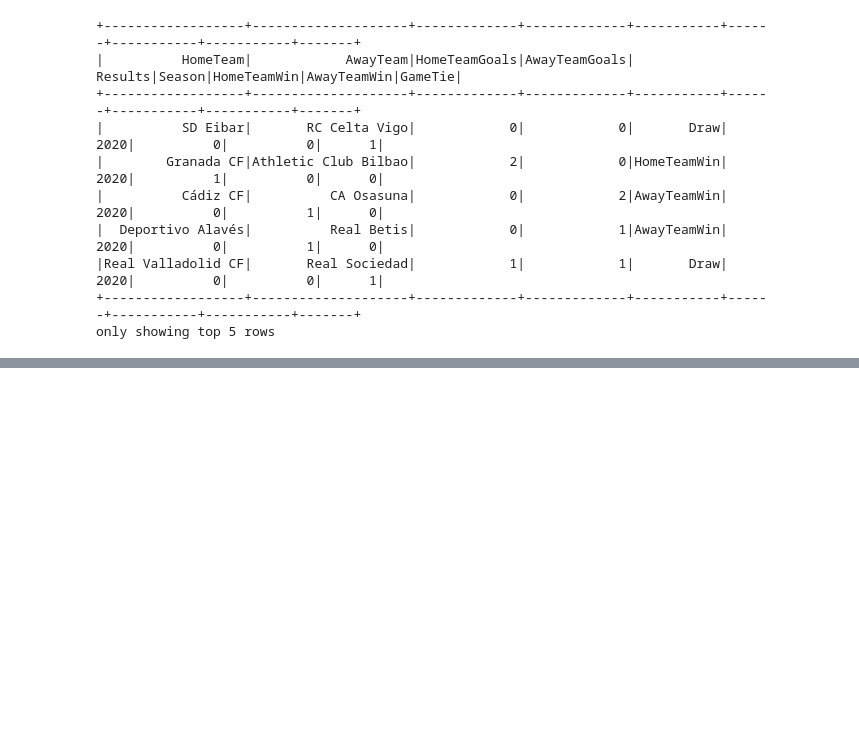
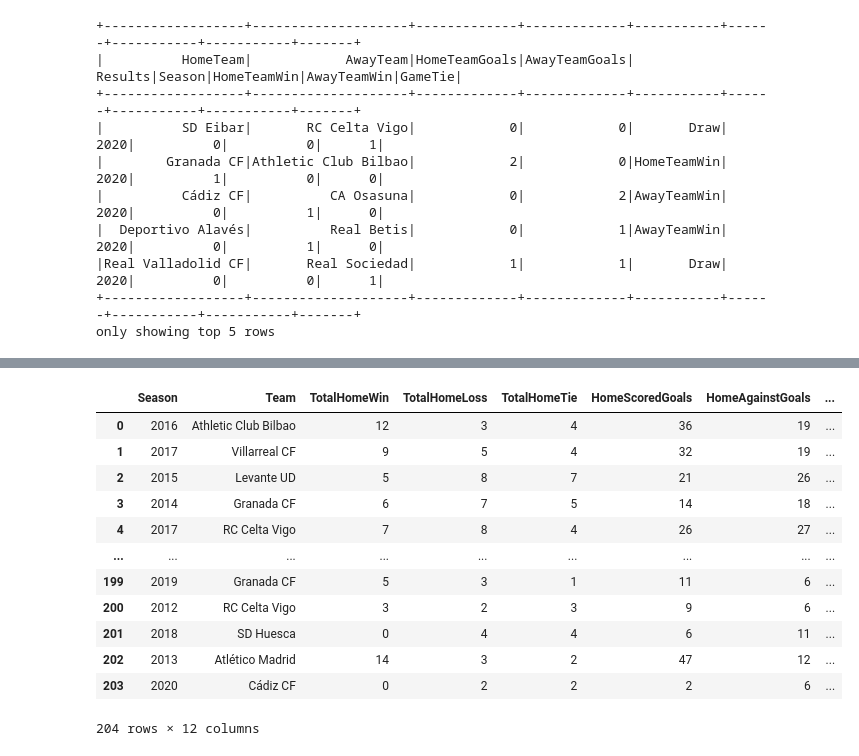
Before and after one commit to mojkej/football_es, a Jupyter notebook: football_es.ipynb, the cells around one changed output, grey strips where cells are left out. Saved outputs shown, nothing was run; the diff lists cells and outputs as text; code cells hidden in the pictures; blank space fills up the shorter version.

```diff
--- a/football_es.ipynb
+++ b/football_es.ipynb
@@ -103,7 +115,14 @@ df.show(5)
 +-----+----------+------------+--------------------+-------------+-------------+-----------+
 only showing top 5 rows
 # %%
-df = (df
-      .withColumn("Season", F.substring(F.col("date"), 1, 4))
-      )
+# Compute season start year from the match Date.
+# If month >= 7 (July), season starts that calendar year (e.g. Aug 2013 -> 2013-14),
+# otherwise the season started the previous year (e.g. May 2013 -> 2012-13).
+df = df.withColumn("Date", F.col("Date").cast("date"))
+df_result = df.withColumn("Season",
+                          F.when(F.month(F.col("Date")) >= 8,
+                                 F.concat(F.year(F.col("Date")), F.lit("/"), (F.year(F.col("Date")) + 1)))
+                          .otherwise(
+                              F.concat((F.year(F.col("Date")) - 1), F.lit("/"), F.year(F.col("Date"))))
+                          )
 # %%
@@ -126,4 +146,4 @@ df.limit(10).show()
 # %%
-# Delete rows where HomeTeamGoals or AwayTeamGoals is null
-df = df.dropna(subset=["HomeTeamGoals", "AwayTeamGoals"])
+# Remove rows where goal values are missing to avoid cast/aggregation errors later
+df_result = df_result.dropna(subset=["HomeTeamGoals", "AwayTeamGoals"])
 # %%
@@ -141,6 +162,7 @@ df.show(5)
 only showing top 5 rows
 # %%
-df = df.withColumn("HomeTeamWin", F.when(F.col("Results") == "HomeTeamWin", 1).otherwise(0)) \
-       .withColumn("AwayTeamWin", F.when(F.col("Results") == "AwayTeamWin", 1).otherwise(0)) \
-       .withColumn("GameTie", F.when(F.col("Results") == "Draw", 1).otherwise(0))
+# Create indicator columns for wins/ties to use in group aggregations later
+df_result = df_result.withColumn("HomeTeamWin", F.when(F.col("Results") == "HomeTeamWin", 1).otherwise(0)) \
+    .withColumn("AwayTeamWin", F.when(F.col("Results") == "AwayTeamWin", 1).otherwise(0)) \
+    .withColumn("GameTie", F.when(F.col("Results") == "Draw", 1).otherwise(0))
 # %%
@@ -177,8 +201,6 @@ root
  |-- GameTie: integer (nullable = false)
 # %%
 # Types: caster les colonnes en place sans créer de nouvelles colonnes
-df = df.withColumn("Date", F.col("Date").cast("date")) \
-    .withColumn("HomeTeamGoals", F.col("HomeTeamGoals").cast("int")) \
-    .withColumn("AwayTeamGoals", F.col("AwayTeamGoals").cast("int")) \
-    .withColumn("Season", F.col("Season").cast("int"))
+df_result = df_result.withColumn("HomeTeamGoals", F.col("HomeTeamGoals").cast("int")) \
+    .withColumn("AwayTeamGoals", F.col("AwayTeamGoals").cast("int"))
 # %%
@@ -290,0 +345,16 @@ df_team_stats = df_home_matches.join(
+# %%
+df_team_stats.toPandas()
+# %% [output]
+|  | Season | Team | TotalHomeWin | TotalHomeLoss | TotalHomeTie | HomeScoredGoals | HomeAgainstGoals | ... |
+| 0 | 2016 | Athletic Club Bilbao | 12 | 3 | 4 | 36 | 19 | ... |
+| 1 | 2017 | Villarreal CF | 9 | 5 | 4 | 32 | 19 | ... |
+| 2 | 2015 | Levante UD | 5 | 8 | 7 | 21 | 26 | ... |
+| 3 | 2014 | Granada CF | 6 | 7 | 5 | 14 | 18 | ... |
+| 4 | 2017 | RC Celta Vigo | 7 | 8 | 4 | 26 | 27 | ... |
+| ... | ... | ... | ... | ... | ... | ... | ... | ... |
+| 199 | 2019 | Granada CF | 5 | 3 | 1 | 11 | 6 | ... |
+| 200 | 2012 | RC Celta Vigo | 3 | 2 | 3 | 9 | 6 | ... |
+| 201 | 2018 | SD Huesca | 0 | 4 | 4 | 6 | 11 | ... |
+| 202 | 2013 | Atlético Madrid | 14 | 3 | 2 | 47 | 12 | ... |
+| 203 | 2020 | Cádiz CF | 0 | 2 | 2 | 2 | 6 | ... |
+204 rows × 12 columns
```
Also changed, not shown: parts of 34 cells of this notebook.
